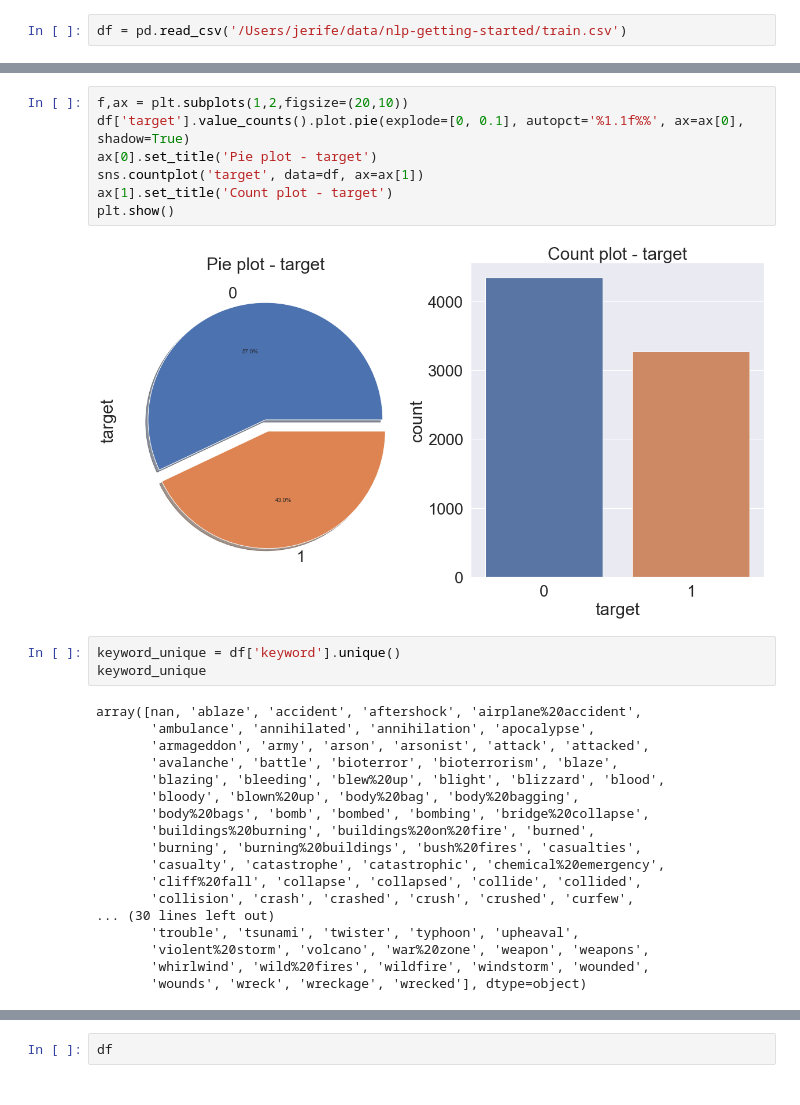
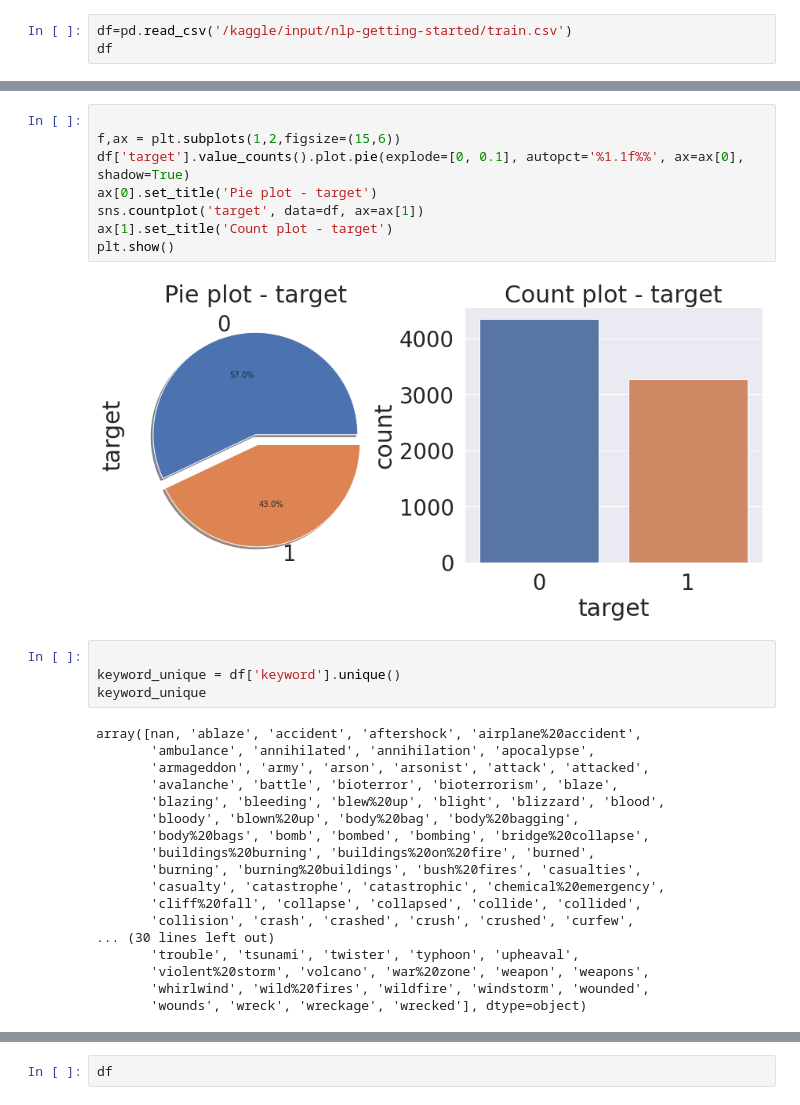
Before and after one commit to jerife/Kaggle, a Jupyter notebook: 05 Natural Language Processing with Disaster Tweets.ipynb, the cells around one changed output, grey strips where cells are left out. Drawn from its saved outputs; the diff is of its cells as text.

```diff
--- a/05 Natural Language Processing with Disaster Tweets.ipynb
+++ b/05 Natural Language Processing with Disaster Tweets.ipynb
@@ -7,4 +30,5 @@ plt.style.use('seaborn')
 sns.set(font_scale=2.5)
 %matplotlib inline
 # %%
-df = pd.read_csv('/Users/jerife/data/nlp-getting-started/train.csv')
+df=pd.read_csv('/kaggle/input/nlp-getting-started/train.csv')
+df
@@ -25,13 +54,15 @@ df.head(10)
 # %%
-f,ax = plt.subplots(1,2,figsize=(20,10))
+
+f,ax = plt.subplots(1,2,figsize=(15,6))
 df['target'].value_counts().plot.pie(explode=[0, 0.1], autopct='%1.1f%%', ax=ax[0], shadow=True)
 ax[0].set_title('Pie plot - target')
 sns.countplot('target', data=df, ax=ax[1])
 ax[1].set_title('Count plot - target')
 plt.show()
 # %% [output]
-[figure, old version]
+[figure, new version]
 # %%
+
 keyword_unique = df['keyword'].unique()
 keyword_unique
 # %% [output]
```
Also changed, not shown: parts of 16 cells of this notebook.
